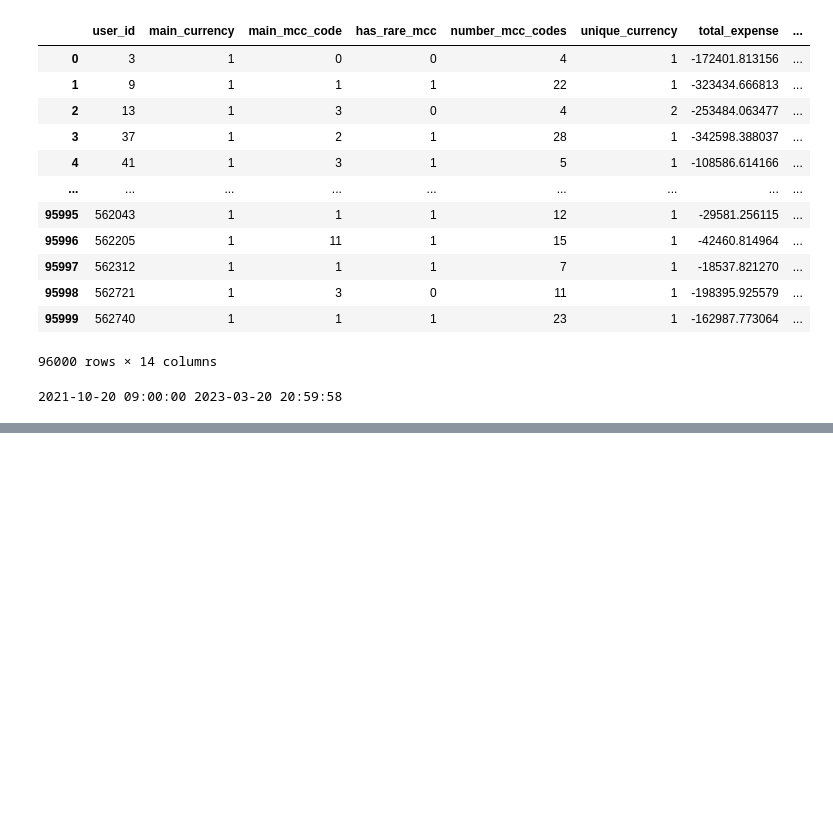
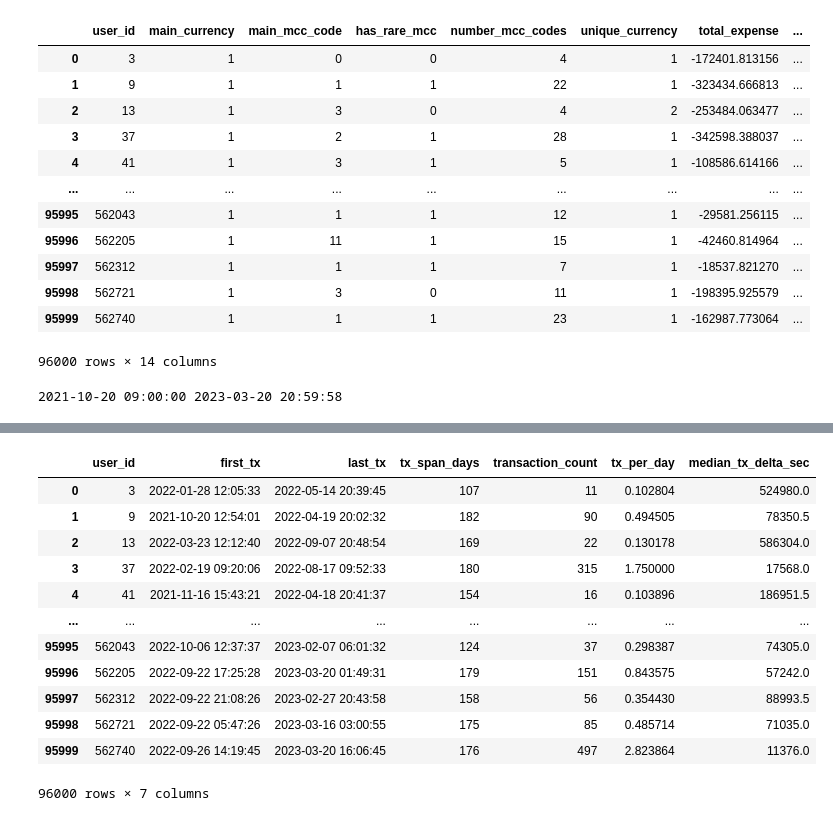
Before and after one commit to Lunalykaya/customer-churn-prediction, a Jupyter notebook: eda-churn.ipynb, the cells around one changed output, grey strips where cells are left out. Saved outputs shown, nothing was run; the diff lists cells and outputs as text; code cells hidden in the pictures; blank space fills up the shorter version.

```diff
--- a/eda-churn.ipynb
+++ b/eda-churn.ipynb
@@ -1935,0 +1947,2 @@ transactions['transaction_dttm'].max())
+# %%
+transactions['transaction_dttm'] = pd.to_datetime(transactions['transaction_dttm'])
@@ -1935,0 +1981,52 @@ transactions['transaction_dttm'].max())
+# %%
+user_time_features = pd.DataFrame({
+    'user_id': transactions['user_id'].unique()
+})
+# %%
+# Преобразуем колонку в datetime, если ещё не сделали
+transactions['transaction_dttm'] = pd.to_datetime(transactions['transaction_dttm'])
+
+# Первая и последняя транзакция
+agg = transactions.groupby('user_id')['transaction_dttm'].agg(
+    first_tx='min',
+    last_tx='max'
+).reset_index()
+
+user_time_features = user_time_features.merge(agg, on='user_id', how='left')
+
+# Спан активности в днях
+user_time_features['tx_span_days'] = (
+    (user_time_features['last_tx'] - user_time_features['first_tx']).dt.days + 1
+)
+
+# Среднее количество транзакций в день
+tx_count = transactions.groupby('user_id').size().rename('transaction_count').reset_index()
+user_time_features = user_time_features.merge(tx_count, on='user_id', how='left')
+
+user_time_features['tx_per_day'] = user_time_features['transaction_count'] / user_time_features['tx_span_days']
+# %%
+tx_diff = (
+    transactions.sort_values(['user_id', 'transaction_dttm'])
+    .groupby('user_id')['transaction_dttm']
+    .diff()
+)
+
+# Медиана в секундах
+median_diff = tx_diff.groupby(transactions['user_id']).median().dt.total_seconds().rename('median_tx_delta_sec').reset_index()
+user_time_features = user_time_features.merge(median_diff, on='user_id', how='left')
+# %%
+user_time_features
+# %% [output]
+|  | user_id | first_tx | last_tx | tx_span_days | transaction_count | tx_per_day | median_tx_delta_sec |
+| 0 | 3 | 2022-01-28 12:05:33 | 2022-05-14 20:39:45 | 107 | 11 | 0.102804 | 524980.0 |
+| 1 | 9 | 2021-10-20 12:54:01 | 2022-04-19 20:02:32 | 182 | 90 | 0.494505 | 78350.5 |
+| 2 | 13 | 2022-03-23 12:12:40 | 2022-09-07 20:48:54 | 169 | 22 | 0.130178 | 586304.0 |
+| 3 | 37 | 2022-02-19 09:20:06 | 2022-08-17 09:52:33 | 180 | 315 | 1.750000 | 17568.0 |
+| 4 | 41 | 2021-11-16 15:43:21 | 2022-04-18 20:41:37 | 154 | 16 | 0.103896 | 186951.5 |
+| ... | ... | ... | ... | ... | ... | ... | ... |
+| 95995 | 562043 | 2022-10-06 12:37:37 | 2023-02-07 06:01:32 | 124 | 37 | 0.298387 | 74305.0 |
+| 95996 | 562205 | 2022-09-22 17:25:28 | 2023-03-20 01:49:31 | 179 | 151 | 0.843575 | 57242.0 |
+| 95997 | 562312 | 2022-09-22 21:08:26 | 2023-02-27 20:43:58 | 158 | 56 | 0.354430 | 88993.5 |
+| 95998 | 562721 | 2022-09-22 05:47:26 | 2023-03-16 03:00:55 | 175 | 85 | 0.485714 | 71035.0 |
+| 95999 | 562740 | 2022-09-26 14:19:45 | 2023-03-20 16:06:45 | 176 | 497 | 2.823864 | 11376.0 |
+96000 rows × 7 columns
```
Also changed, not shown: parts of 7 cells of this notebook.
